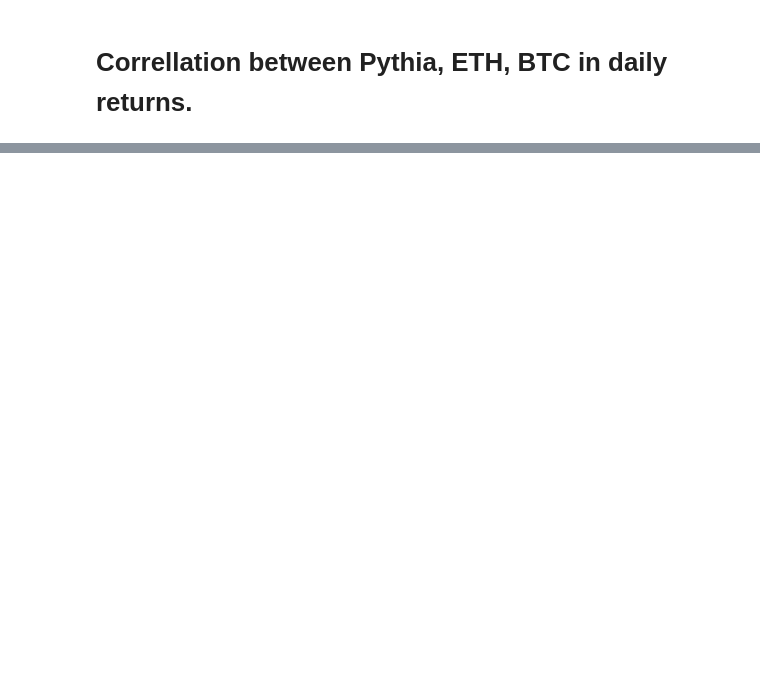
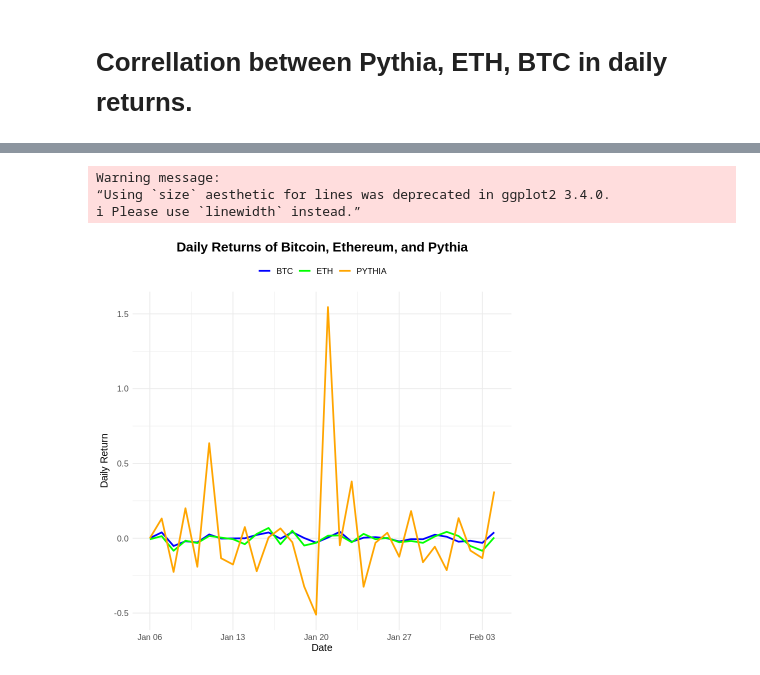
Before and after one commit to pudovikoff/Experiments_tg, a Jupyter notebook: Pythia.ipynb, the cells around one changed output, grey strips where cells are left out. Cells and saved outputs as stored; diff of their text form; code cells hidden in the pictures; blank space fills up the shorter version.

```diff
--- a/Pythia.ipynb
+++ b/Pythia.ipynb
@@ -67,0 +90,28 @@ PYTHIA 0.1950163 0.2016643 1.0000000
+# %%
+# Convert combined returns to a data frame suitable for ggplot
+returns_df <- data.frame(Date = index(combined_returns), coredata(combined_returns))
+
+# Reshape data from wide to long format
+returns_long <- melt(returns_df, id.vars = "Date", variable.name = "Asset", value.name = "Daily_Return")
+
+# Create the plot using ggplot
+ggplot(returns_long, aes(x = Date, y = Daily_Return, color = Asset)) +
+  geom_line(size = 1) +  # Line plot with a thick line
+  theme_minimal() +  # Minimalist theme
+  labs(title = "Daily Returns of Bitcoin, Ethereum, and Pythia",
+       x = "Date",
+       y = "Daily Return") +
+  scale_color_manual(values = c("BTC" = "blue", "ETH" = "green", "PYTHIA" = "orange")) +  # Custom colors for each asset
+  theme(
+    plot.title = element_text(hjust = 0.5, size = 16, face = "bold"),  # Center the title and customize font
+    axis.title = element_text(size = 12),  # Customize axis titles
+    axis.text = element_text(size = 10),  # Customize axis labels
+    legend.title = element_blank(),  # Remove legend title
+    legend.text = element_text(size = 10)  # Customize legend text
+  ) +
+  theme(legend.position = "top")  # Position the legend at the top
+# %% [output]
+Warning message:
+“Using `size` aesthetic for lines was deprecated in ggplot2 3.4.0.
+ℹ Please use `linewidth` instead.”
+[figure, added]
```
Also changed, not shown: parts of 6 cells of this notebook.
